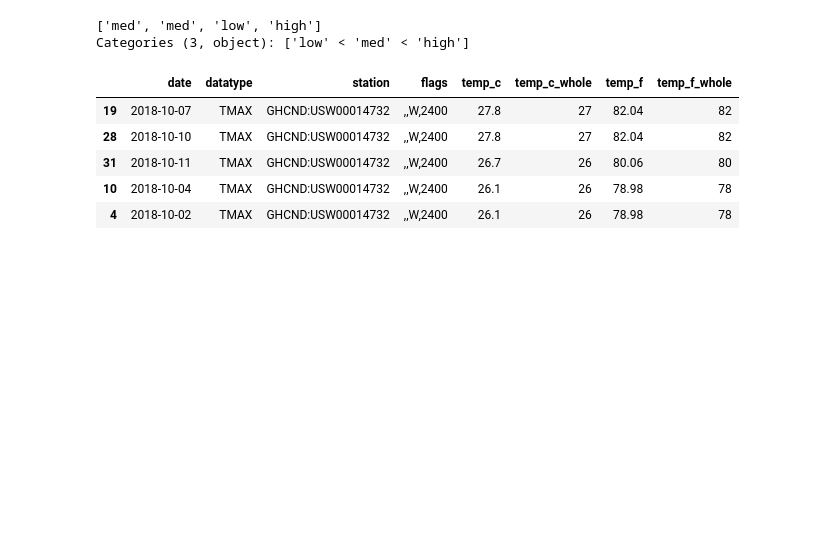
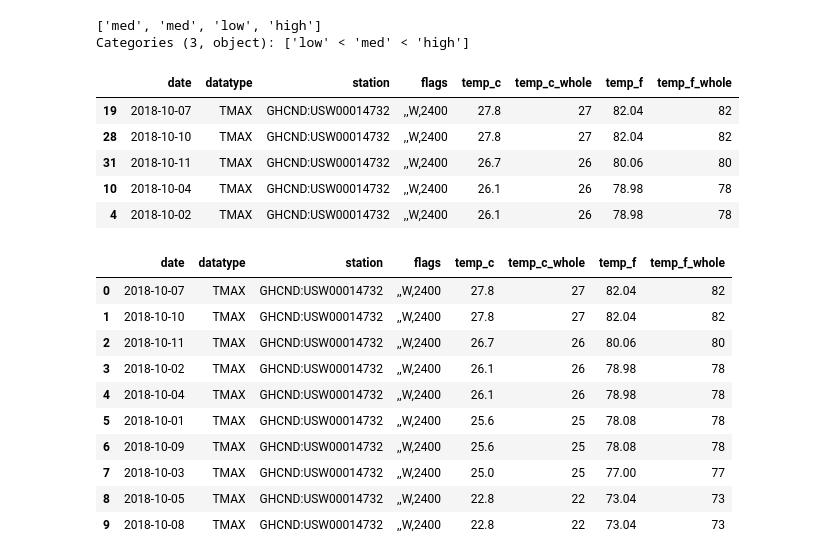
Before and after one commit to roger-mengqiu-chen/DS-learning, a Jupyter notebook: hands-on-da-with-pandas/ch03/3-cleaning_data.ipynb, the cells around one changed output. Cells and saved outputs as stored; diff of their text form; code cells hidden in the pictures; blank space fills up the shorter version.

```diff
--- a/hands-on-da-with-pandas/ch03/3-cleaning_data.ipynb
+++ b/hands-on-da-with-pandas/ch03/3-cleaning_data.ipynb
@@ -196,3 +196,17 @@ df[df.datatype == 'TMAX'].sort_values(by='temp_c', ascending=False).head()
 | 31 | 2018-10-11 | TMAX | GHCND:USW00014732 | ,,W,2400 | 26.7 | 26 | 80.06 | 80 |
 | 10 | 2018-10-04 | TMAX | GHCND:USW00014732 | ,,W,2400 | 26.1 | 26 | 78.98 | 78 |
 | 4 | 2018-10-02 | TMAX | GHCND:USW00014732 | ,,W,2400 | 26.1 | 26 | 78.98 | 78 |
+# %%
+df[df.datatype == 'TMAX'].sort_values(by=['temp_c', 'date'], ascending=[False, True], ignore_index=True).head(10)
+# %% [output]
+|  | date | datatype | station | flags | temp_c | temp_c_whole | temp_f | temp_f_whole |
+| 0 | 2018-10-07 | TMAX | GHCND:USW00014732 | ,,W,2400 | 27.8 | 27 | 82.04 | 82 |
+| 1 | 2018-10-10 | TMAX | GHCND:USW00014732 | ,,W,2400 | 27.8 | 27 | 82.04 | 82 |
+| 2 | 2018-10-11 | TMAX | GHCND:USW00014732 | ,,W,2400 | 26.7 | 26 | 80.06 | 80 |
+| 3 | 2018-10-02 | TMAX | GHCND:USW00014732 | ,,W,2400 | 26.1 | 26 | 78.98 | 78 |
+| 4 | 2018-10-04 | TMAX | GHCND:USW00014732 | ,,W,2400 | 26.1 | 26 | 78.98 | 78 |
+| 5 | 2018-10-01 | TMAX | GHCND:USW00014732 | ,,W,2400 | 25.6 | 25 | 78.08 | 78 |
+| 6 | 2018-10-09 | TMAX | GHCND:USW00014732 | ,,W,2400 | 25.6 | 25 | 78.08 | 78 |
+| 7 | 2018-10-03 | TMAX | GHCND:USW00014732 | ,,W,2400 | 25.0 | 25 | 77.00 | 77 |
+| 8 | 2018-10-05 | TMAX | GHCND:USW00014732 | ,,W,2400 | 22.8 | 22 | 73.04 | 73 |
+| 9 | 2018-10-08 | TMAX | GHCND:USW00014732 | ,,W,2400 | 22.8 | 22 | 73.04 | 73 |
```
Also changed, not shown: parts of 21 cells of this notebook, 3 other files.
